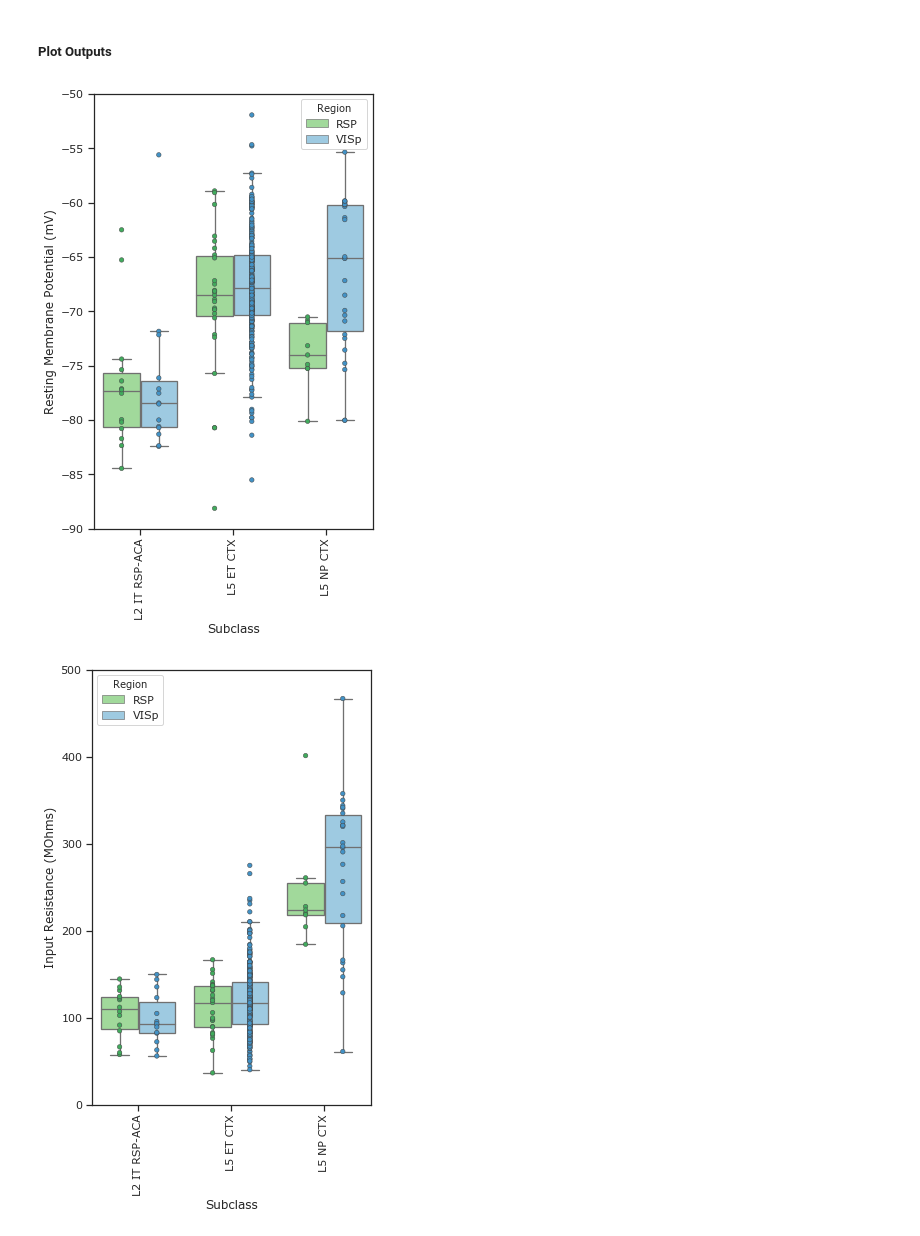
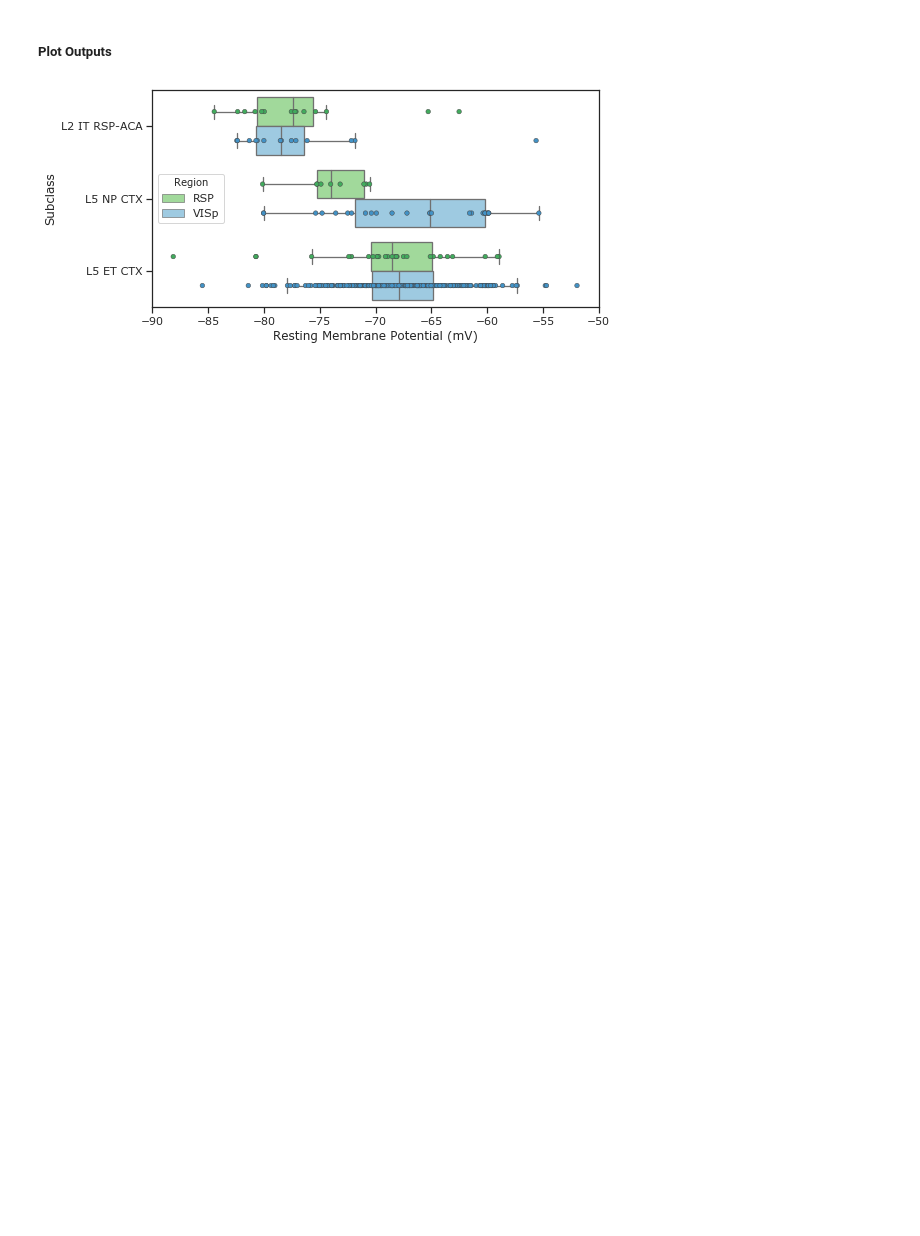
Before and after one commit to ramr24/Personal, a Jupyter notebook: analysis_scripts/new_mouse_region_features.ipynb, the cells around one changed output. Drawn from its saved outputs; the diff is of its cells as text; code cells hidden in the pictures; blank space fills up the shorter version.

```diff
--- a/analysis_scripts/new_mouse_region_features.ipynb
+++ b/analysis_scripts/new_mouse_region_features.ipynb
@@ -198,6 +237,9 @@ for k,v in gab_dict.items():
+# %%
+region_list = ["RSP", "VISp"]
+sub_list = ["L2 IT RSP-ACA", "L5 ET CTX", "L5 NP CTX"]
 # %%
-rsub_list = []
-rless_list = []
+rsub_list = list()
+rless_list = list()
 for n in rsp_glu.subclass_label.unique():
     ex = rsp_glu[rsp_glu["subclass_label"] == n]
     value = ex["vrest"].count() > 5
@@ -206,8 +248,8 @@ for n in rsp_glu.subclass_label.unique():
     else:
         rless_list.append(n)
 
-vsub_list = []
-vless_list = []
+vsub_list = list()
+vless_list = list()
 for n in visp_glu.subclass_label.unique():
     ex = visp_glu[visp_glu["subclass_label"] == n]
     value = ex["vrest"].count() > 5
@@ -228,5 +270,5 @@ Combined subclass list(greater than 5 datapoints): ['L2 IT RSP-ACA', 'L5 ET CTX'
 # %%
-def box_plt(col_y, jpg_title, plt_title, ylim_min, ylim_max, df=rsp_visp_glu):
+def box_plt(col_x, jpg_title, plt_title, xlim_min, xlim_max, df=rsp_visp_glu):
     """Creates a box plot using seaborn and compares the ephys features between
     two mouse regions while displaying the t-types.
     Args:
@@ -236,17 +278,15 @@ def box_plt(col_y, jpg_title, plt_title, ylim_min, ylim_max, df=rsp_visp_glu):
         df: a pandas dataframe
     Returns: None
     """
-    fig_dims = (5, 8)
+    fig_dims = (8, 4)
     f, axes = plt.subplots(figsize=fig_dims)
 
-    ax = sns.boxplot(x="subclass_label", y=col_y, hue="region", data=df[df[col_y] < ylim_max],
-                     order = ["L2 IT RSP-ACA", "L5 ET CTX", "L5 NP CTX"],
-                     hue_order = ["RSP", "VISp"],
+    ax = sns.boxplot(x=col_x, y="subclass_label", hue="region", data=df[df[col_x] < xlim_max],
+                     order = sub_list, hue_order = region_list,
                      palette=b_colors, saturation=1, width=0.8, linewidth=1.3, showfliers=False)
 
-    ax = sns.stripplot(x="subclass_label", y=col_y, hue="region", data=df[df[col_y] < ylim_max],
-                       order = ["L2 IT RSP-ACA", "L5 ET CTX", "L5 NP CTX"],
-                       hue_order = ["RSP", "VISp"],
+    ax = sns.stripplot(x=col_x, y="subclass_label", hue="region", data=df[df[col_x] < xlim_max],
+                       order = sub_list, hue_order = region_list,
                        jitter=False, size=4.5, palette=s_colors, dodge=True, linewidth=0.5)
 
     #sns.despine(trim=True)
@@ -254,20 +294,18 @@ def box_plt(col_y, jpg_title, plt_title, ylim_min, ylim_max, df=rsp_visp_glu):
     l = plt.legend(handles[0:2], labels[0:2], title="Region")
 
     #ax.legend_.remove()
-    plt.xticks(rotation=90)
-    ax.set(xlabel="Subclass", ylabel=plt_title)
-    ax.set(ylim=(ylim_min, ylim_max))
+    ax.set(xlabel=plt_title, ylabel="Subclass")
+    ax.set(xlim=(xlim_min, xlim_max))
     plt.savefig(plot_path + "box_plt_" + jpg_title + ".jpeg", bbox_inches="tight")
 # %% [markdown]
 ##### Plot Outputs
 # %%
 box_plt("vrest", "rmp", "Resting Membrane Potential (mV)", -90, -50)
-box_plt("ri", "rin", "Input Resistance (MOhms)", 0, 500)
-box_plt("sag", "sag", "Sag", 0, 0.35)
-box_plt("tau", "tau", "Time Constant", 0, 35)
-box_plt("upstroke_downstroke_ratio_long_square", "udr", "Upstroke/Downstroke", 0, 6)
-box_plt("latency", "lat", "Latency", 0, 0.10)
-box_plt("f_i_curve_slope", "fis", "F-I Curve", 0, 0.60)
+#box_plt("ri", "rin", "Input Resistance (MOhms)", 0, 500)
+#box_plt("sag", "sag", "Sag", 0, 0.35)
+#box_plt("tau", "tau", "Time Constant", 0, 35)
+#box_plt("upstroke_downstroke_ratio_long_square", "udr", "Upstroke/Downstroke", 0, 6)
+#box_plt("latency", "lat", "Latency", 0, 0.10)
+#box_plt("f_i_curve_slope", "fis", "F-I Curve", 0, 0.60)
 # %% [output]
-[figure, old version]
+[figure, new version]
-[figure, removed]
```
Also changed, not shown: parts of 22 cells of this notebook, 9 other files.
